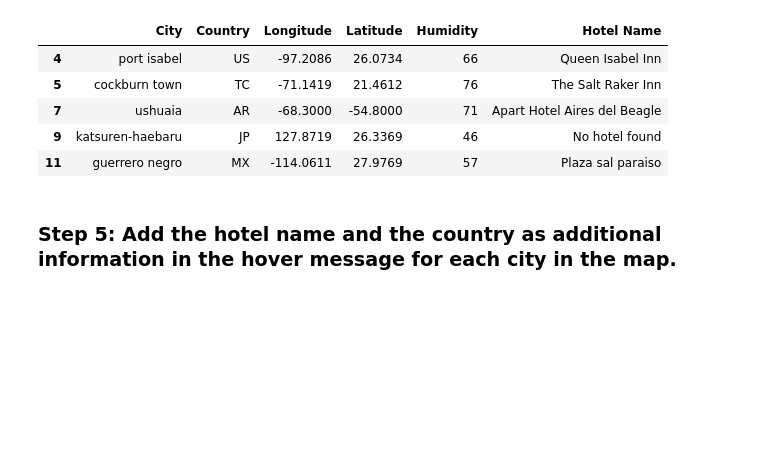
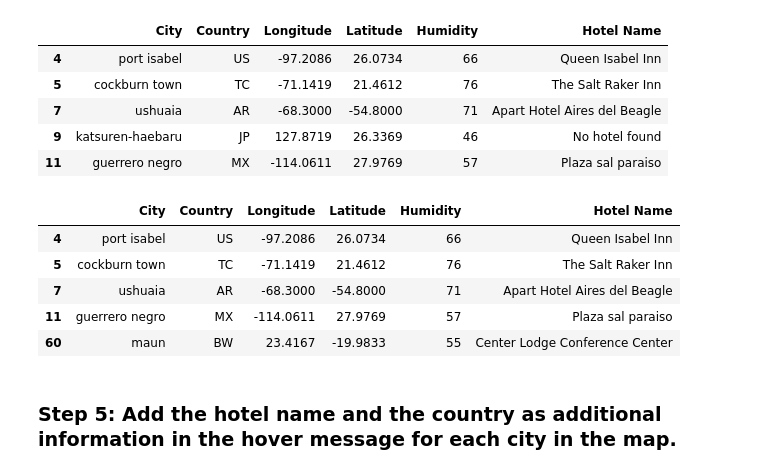
Before and after one commit to FNAGHAV/Weather_and_Vacation_Analysis, a Jupyter notebook: Starter_Code/VacationPy.ipynb, the cells around one changed output. Drawn from its saved outputs; the diff is of its cells as text; code cells hidden in the pictures; blank space fills up the shorter version.

```diff
--- a/Starter_Code/VacationPy.ipynb
+++ b/Starter_Code/VacationPy.ipynb
@@ -151,6 +151,16 @@ gereshk - nearest hotel: No hotel found
 | 7 | ushuaia | AR | -68.3000 | -54.8000 | 71 | Apart Hotel Aires del Beagle |
 | 9 | katsuren-haebaru | JP | 127.8719 | 26.3369 | 46 | No hotel found |
 | 11 | guerrero negro | MX | -114.0611 | 27.9769 | 57 | Plaza sal paraiso |
+# %%
+hotel_df_trimmed = hotel_df[hotel_df["Hotel Name"] != "No hotel found"]
+hotel_df_trimmed.head (5)
+# %% [output]
+|  | City | Country | Longitude | Latitude | Humidity | Hotel Name |
+| 4 | port isabel | US | -97.2086 | 26.0734 | 66 | Queen Isabel Inn |
+| 5 | cockburn town | TC | -71.1419 | 21.4612 | 76 | The Salt Raker Inn |
+| 7 | ushuaia | AR | -68.3000 | -54.8000 | 71 | Apart Hotel Aires del Beagle |
+| 11 | guerrero negro | MX | -114.0611 | 27.9769 | 57 | Plaza sal paraiso |
+| 60 | maun | BW | 23.4167 | -19.9833 | 55 | Center Lodge Conference Center |
 # %% [markdown]
 ### Step 5: Add the hotel name and the country as additional information in the hover message for each city in the map.
 # %%
```
Also changed, not shown: parts of 1 cell of this notebook, 1 other file.
